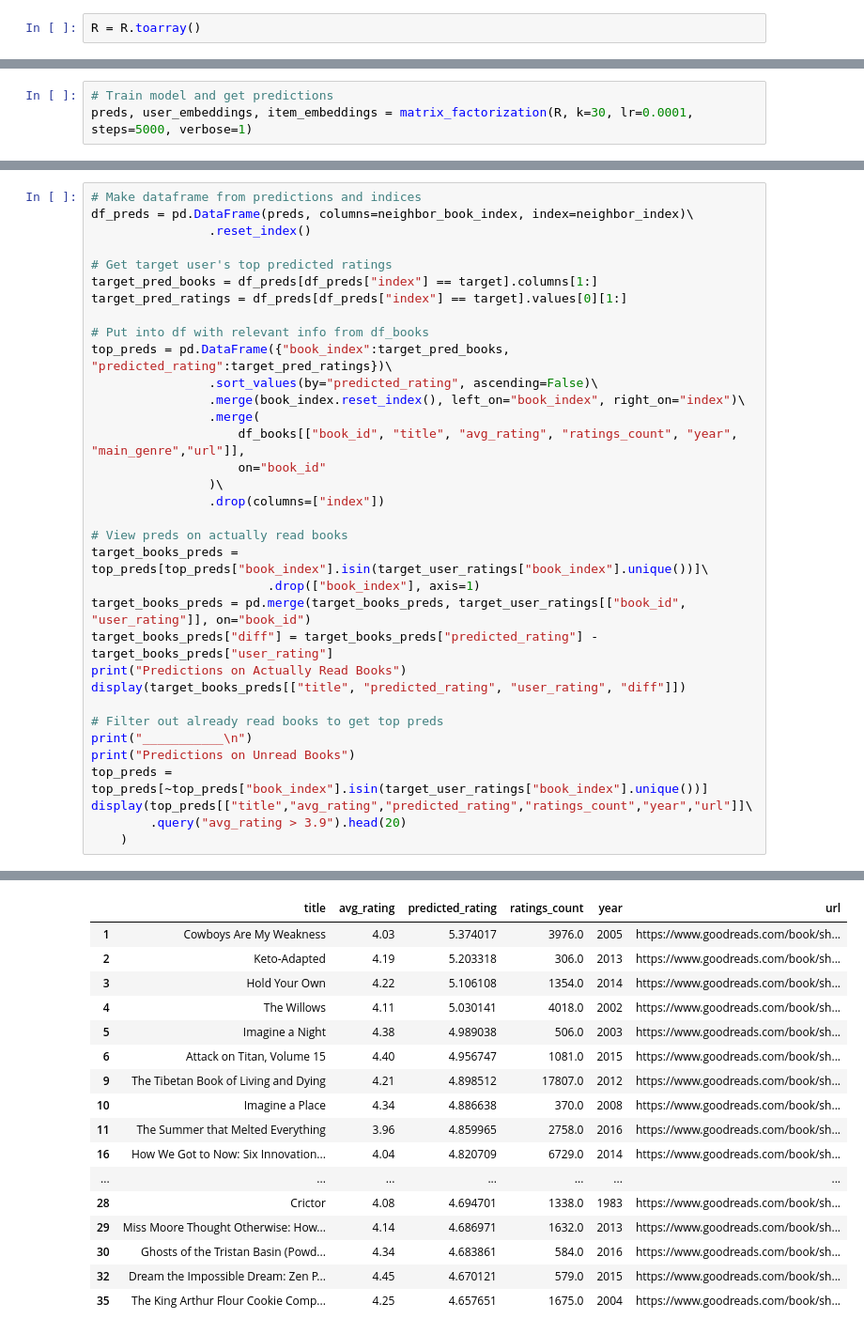
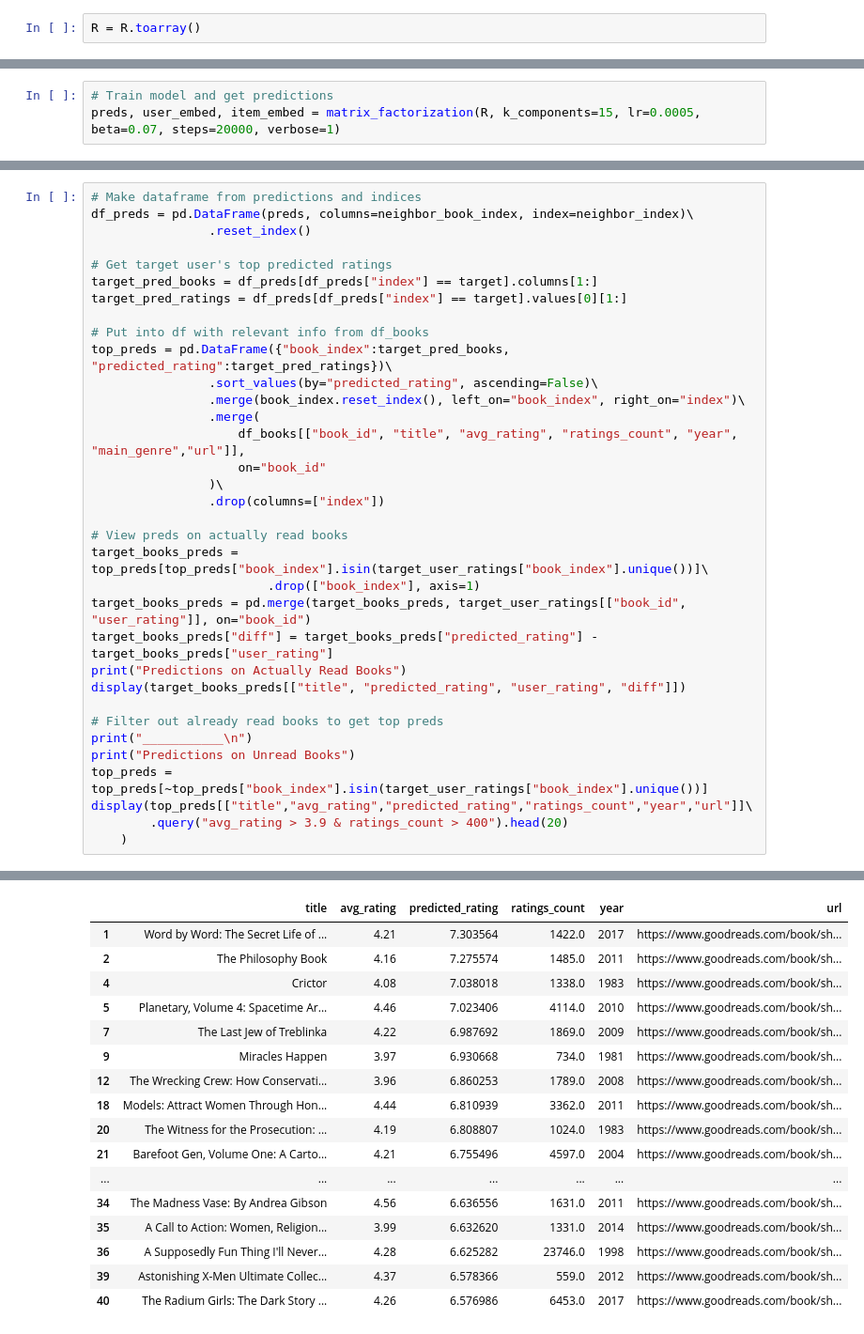
Before and after one commit to mraottth/projects, a Jupyter notebook: Goodreads Book Recommender/02_book_recommender.ipynb, the cells around one changed output, grey strips where cells are left out. Shown at 94% size. Cells and saved outputs as stored; diff of their text form.

```diff
--- a/Goodreads Book Recommender/02_book_recommender.ipynb
+++ b/Goodreads Book Recommender/02_book_recommender.ipynb
@@ -739,5 +740,5 @@ def matrix_factorization(R, k=5, steps=4000, lr=0.0002, beta=0.02, verbose=0):
     return preds, P, Q.T
 # %%
 # Train model and get predictions
-preds, user_embeddings, item_embeddings = matrix_factorization(R, k=30, lr=0.0001, steps=5000, verbose=1)
+preds, user_embed, item_embed = matrix_factorization(R, k_components=15, lr=0.0005, beta=0.07, steps=20000, verbose=1)
 # %% [output]
@@ -774,7 +775,7 @@ print("___________\n")
 print("Predictions on Unread Books")
 top_preds = top_preds[~top_preds["book_index"].isin(target_user_ratings["book_index"].unique())]
 display(top_preds[["title","avg_rating","predicted_rating","ratings_count","year","url"]]\
-        .query("avg_rating > 3.9").head(20)
+        .query("avg_rating > 3.9 & ratings_count > 400").head(20)
     )
 # %% [output]
 Predictions on Actually Read Books
@@ -793,24 +794,24 @@ Predictions on Actually Read Books
 95 rows × 4 columns
 ___________
 
 Predictions on Unread Books
 |  | title | avg_rating | predicted_rating | ratings_count | year | url |
-| 1 | Cowboys Are My Weakness | 4.03 | 5.374017 | 3976.0 | 2005 | https://www.goodreads.com/book/sh... |
-| 2 | Keto-Adapted | 4.19 | 5.203318 | 306.0 | 2013 | https://www.goodreads.com/book/sh... |
-| 3 | Hold Your Own | 4.22 | 5.106108 | 1354.0 | 2014 | https://www.goodreads.com/book/sh... |
-| 4 | The Willows | 4.11 | 5.030141 | 4018.0 | 2002 | https://www.goodreads.com/book/sh... |
-| 5 | Imagine a Night | 4.38 | 4.989038 | 506.0 | 2003 | https://www.goodreads.com/book/sh... |
-| 6 | Attack on Titan, Volume 15 | 4.40 | 4.956747 | 1081.0 | 2015 | https://www.goodreads.com/book/sh... |
-| 9 | The Tibetan Book of Living and Dying | 4.21 | 4.898512 | 17807.0 | 2012 | https://www.goodreads.com/book/sh... |
-| 10 | Imagine a Place | 4.34 | 4.886638 | 370.0 | 2008 | https://www.goodreads.com/book/sh... |
-| 11 | The Summer that Melted Everything | 3.96 | 4.859965 | 2758.0 | 2016 | https://www.goodreads.com/book/sh... |
-| 16 | How We Got to Now: Six Innovation... | 4.04 | 4.820709 | 6729.0 | 2014 | https://www.goodreads.com/book/sh... |
+| 1 | Word by Word: The Secret Life of ... | 4.21 | 7.303564 | 1422.0 | 2017 | https://www.goodreads.com/book/sh... |
+| 2 | The Philosophy Book | 4.16 | 7.275574 | 1485.0 | 2011 | https://www.goodreads.com/book/sh... |
+| 4 | Crictor | 4.08 | 7.038018 | 1338.0 | 1983 | https://www.goodreads.com/book/sh... |
+| 5 | Planetary, Volume 4: Spacetime Ar... | 4.46 | 7.023406 | 4114.0 | 2010 | https://www.goodreads.com/book/sh... |
+| 7 | The Last Jew of Treblinka | 4.22 | 6.987692 | 1869.0 | 2009 | https://www.goodreads.com/book/sh... |
+| 9 | Miracles Happen | 3.97 | 6.930668 | 734.0 | 1981 | https://www.goodreads.com/book/sh... |
+| 12 | The Wrecking Crew: How Conservati... | 3.96 | 6.860253 | 1789.0 | 2008 | https://www.goodreads.com/book/sh... |
+| 18 | Models: Attract Women Through Hon... | 4.44 | 6.810939 | 3362.0 | 2011 | https://www.goodreads.com/book/sh... |
+| 20 | The Witness for the Prosecution: ... | 4.19 | 6.808807 | 1024.0 | 1983 | https://www.goodreads.com/book/sh... |
+| 21 | Barefoot Gen, Volume One: A Carto... | 4.21 | 6.755496 | 4597.0 | 2004 | https://www.goodreads.com/book/sh... |
 | ... | ... | ... | ... | ... | ... | ... |
-| 28 | Crictor | 4.08 | 4.694701 | 1338.0 | 1983 | https://www.goodreads.com/book/sh... |
-| 29 | Miss Moore Thought Otherwise: How... | 4.14 | 4.686971 | 1632.0 | 2013 | https://www.goodreads.com/book/sh... |
-| 30 | Ghosts of the Tristan Basin (Powd... | 4.34 | 4.683861 | 584.0 | 2016 | https://www.goodreads.com/book/sh... |
-| 32 | Dream the Impossible Dream: Zen P... | 4.45 | 4.670121 | 579.0 | 2015 | https://www.goodreads.com/book/sh... |
-| 35 | The King Arthur Flour Cookie Comp... | 4.25 | 4.657651 | 1675.0 | 2004 | https://www.goodreads.com/book/sh... |
+| 34 | The Madness Vase: By Andrea Gibson | 4.56 | 6.636556 | 1631.0 | 2011 | https://www.goodreads.com/book/sh... |
+| 35 | A Call to Action: Women, Religion... | 3.99 | 6.632620 | 1331.0 | 2014 | https://www.goodreads.com/book/sh... |
+| 36 | A Supposedly Fun Thing I'll Never... | 4.28 | 6.625282 | 23746.0 | 1998 | https://www.goodreads.com/book/sh... |
+| 39 | Astonishing X-Men Ultimate Collec... | 4.37 | 6.578366 | 559.0 | 2012 | https://www.goodreads.com/book/sh... |
+| 40 | The Radium Girls: The Dark Story ... | 4.26 | 6.576986 | 6453.0 | 2017 | https://www.goodreads.com/book/sh... |
 # %%
 # Highest rated books by each of the top genres
 show_top_recs_by_genre(
```
Also changed, not shown: parts of 13 cells of this notebook, 2 other files.
